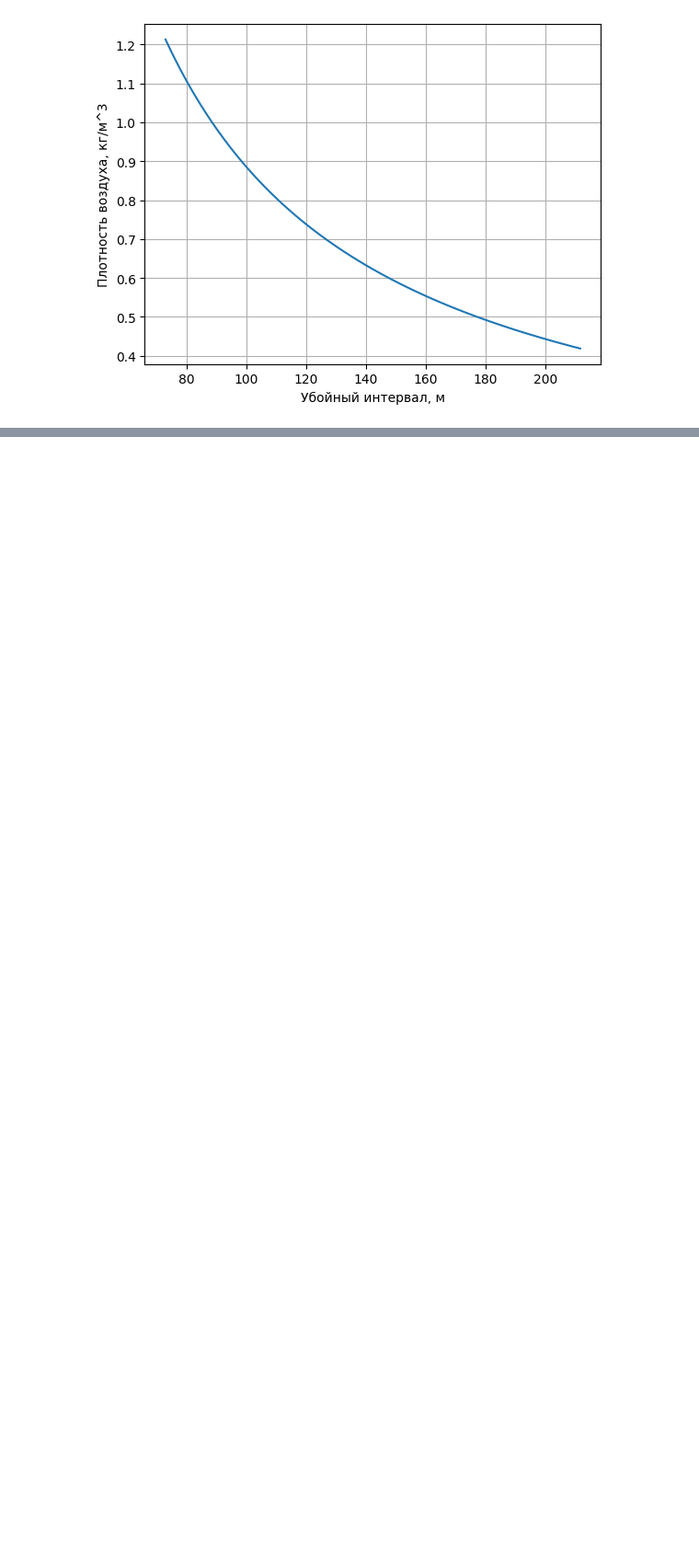
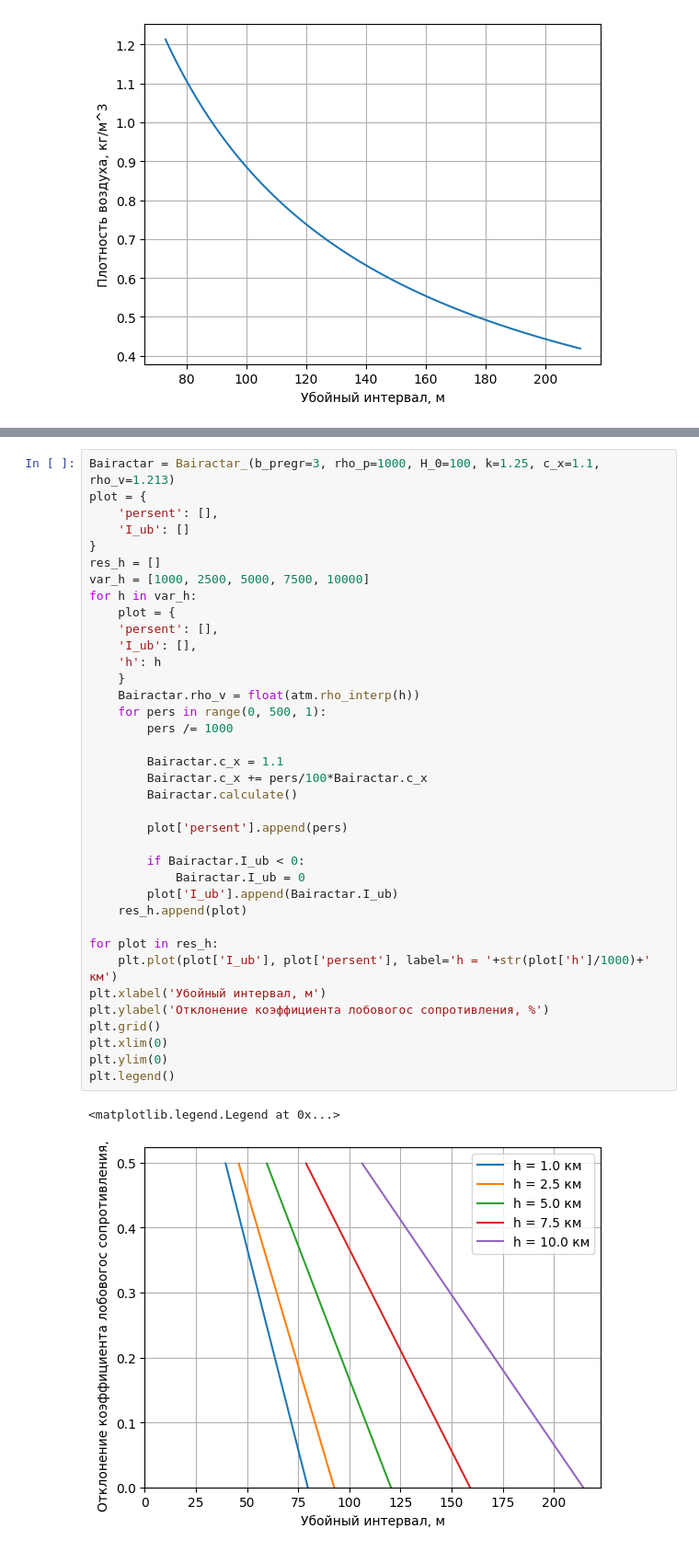
Before and after one commit to FlameDanita/Armour-penetration, a Jupyter notebook: main.ipynb, the cells around one changed output, grey strips where cells are left out. Shown: that part at 92% size. Saved outputs shown, nothing was run; the diff lists cells and outputs as text; blank space fills up the shorter version.

```diff
--- a/main.ipynb
+++ b/main.ipynb
@@ -248,0 +249,40 @@ plt.legend()
+# %%
+Bairactar = Bairactar_(b_pregr=3, rho_p=1000, H_0=100, k=1.25, c_x=1.1, rho_v=1.213)
+plot = {
+    'persent': [],
+    'I_ub': []
+}
+res_h = []
+var_h = [1000, 2500, 5000, 7500, 10000]
+for h in var_h:
+    plot = {
+    'persent': [],
+    'I_ub': [],
+    'h': h
+    }
+    Bairactar.rho_v = float(atm.rho_interp(h))
+    for pers in range(0, 500, 1):
+        pers /= 1000
+
+        Bairactar.c_x = 1.1
+        Bairactar.c_x += pers/100*Bairactar.c_x
+        Bairactar.calculate()
+
+        plot['persent'].append(pers)
+
+        if Bairactar.I_ub < 0:
+            Bairactar.I_ub = 0
+        plot['I_ub'].append(Bairactar.I_ub)
+    res_h.append(plot)
+
+for plot in res_h:
+    plt.plot(plot['I_ub'], plot['persent'], label='h = '+str(plot['h']/1000)+' км')
+plt.xlabel('Убойный интервал, м')
+plt.ylabel('Отклонение коэффициента лобовогос сопротивления, %')
+plt.grid()
+plt.xlim(0)
+plt.ylim(0)
+plt.legend()
+# %% [output]
+<matplotlib.legend.Legend at 0x...>
+[figure, added]
```
Also changed, not shown: parts of 1 cell of this notebook.
